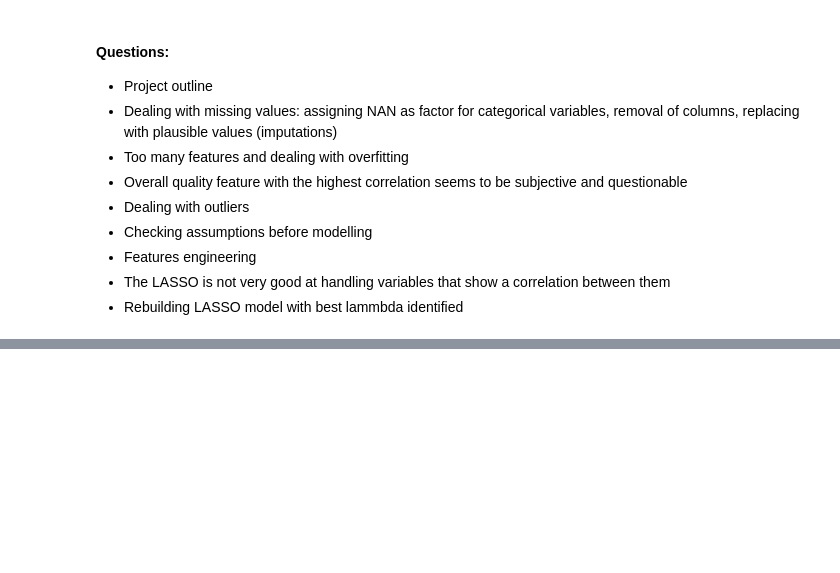
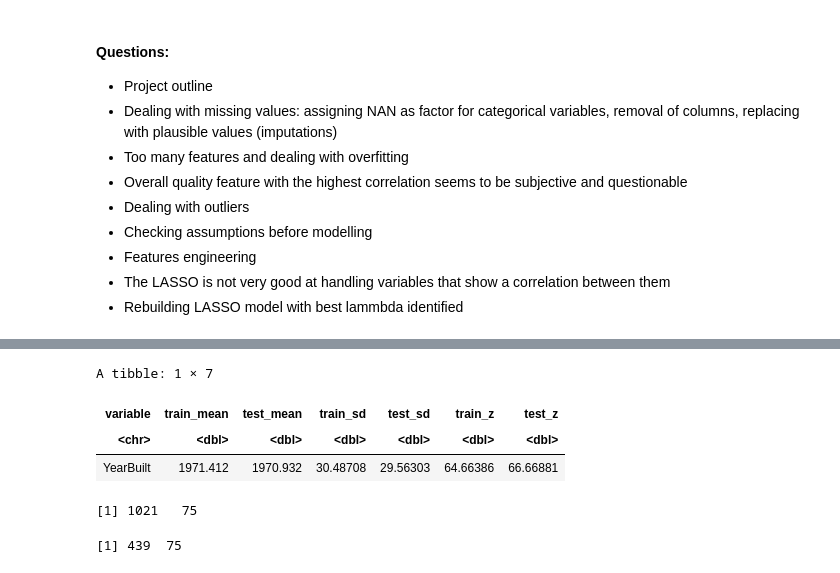
Before and after one commit to OlegRyzhkov2020/house_price_prediction, a Jupyter notebook: features_selection.ipynb, the cells around one changed output, grey strips where cells are left out. Cells and saved outputs as stored; diff of their text form; code cells hidden in the pictures; blank space fills up the shorter version.

```diff
--- a/features_selection.ipynb
+++ b/features_selection.ipynb
@@ -591,0 +841,21 @@ round(probs, 5)
+# %%
+# balance variable only
+split.data %>%
+  compare_target_numeric(YearBuilt)
+# %% [output]
+A tibble: 1 × 7
+| variable | train_mean | test_mean | train_sd | test_sd | train_z | test_z |
+| <chr> | <dbl> | <dbl> | <dbl> | <dbl> | <dbl> | <dbl> |
+| YearBuilt | 1971.412 | 1970.932 | 30.48708 | 29.56303 | 64.66386 | 66.66881 |
+# %%
+train_split <- split.data %>%
+  extract_set(set = "train")
+
+test_split <- split.data %>%
+  extract_set(set = "test")
+
+dim(train_split)
+dim(test_split)
+# %% [output]
+[1] 1021   75
+[1] 439  75
```
Also changed, not shown: parts of 46 cells of this notebook, 5 other files.
